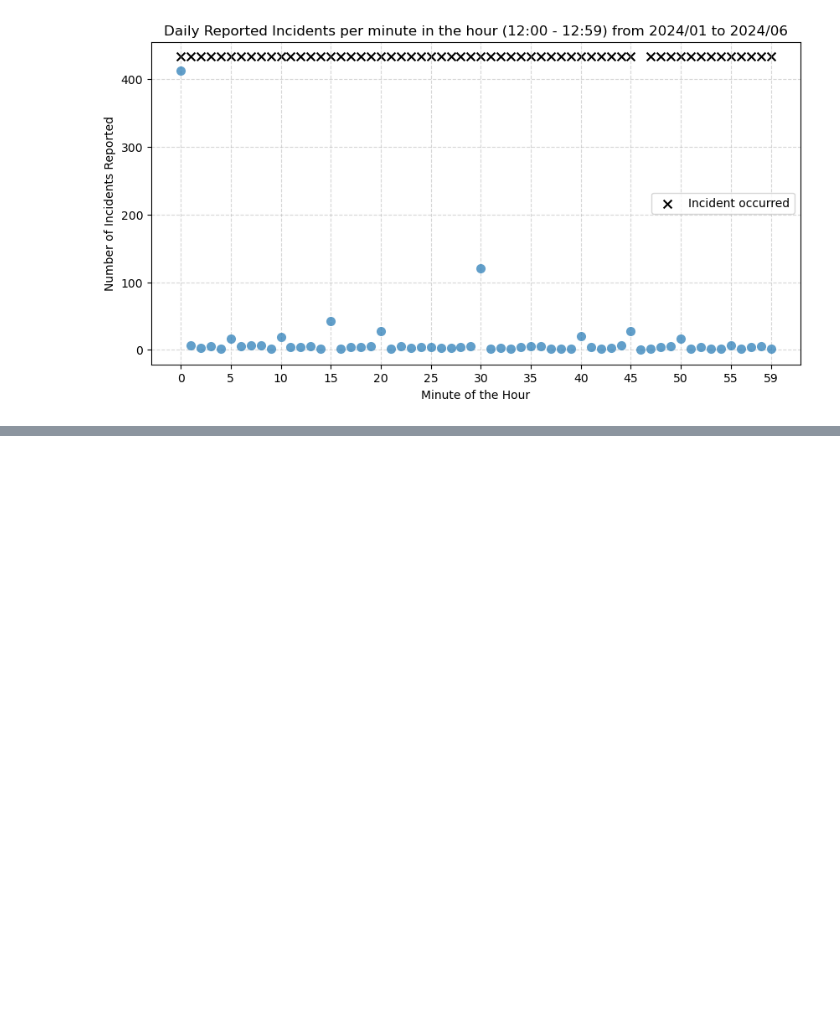
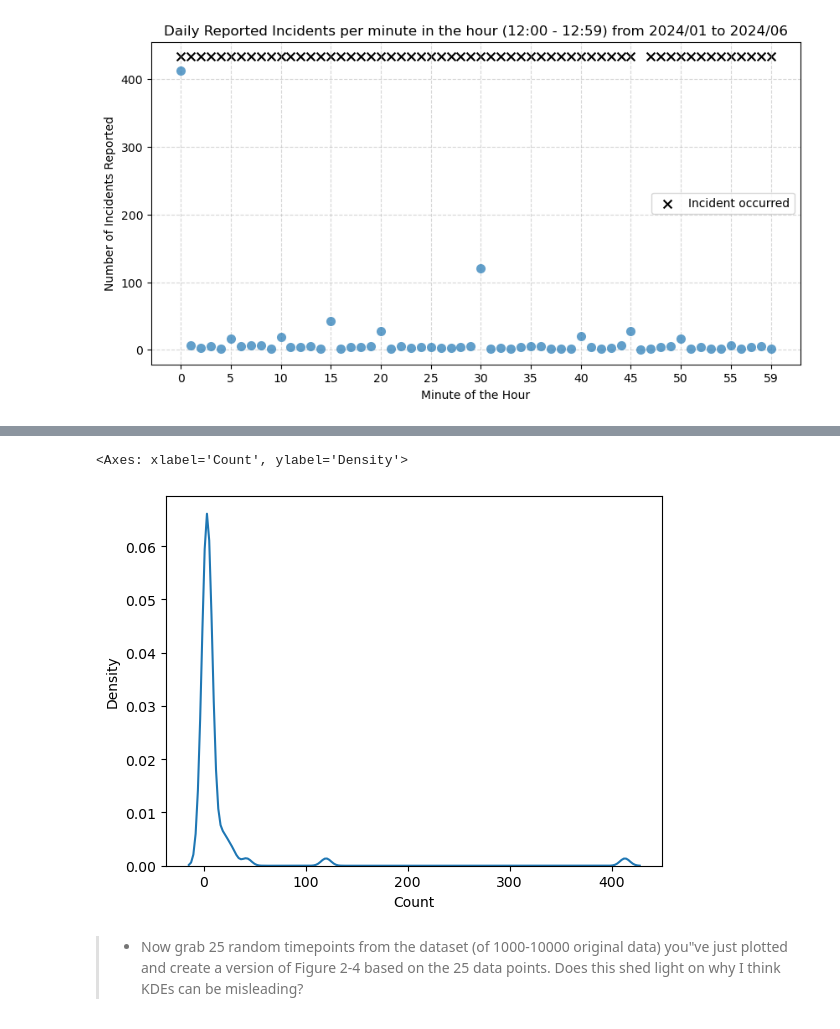
Before and after one commit to AleksandarLukic96/02806_Social_Data, a Jupyter notebook: notebooks/W3_Alek.ipynb, the cells around one changed output, grey strips where cells are left out. Drawn from its saved outputs; the diff is of its cells as text; code cells hidden in the pictures; blank space fills up the shorter version.

```diff
--- a/notebooks/W3_Alek.ipynb
+++ b/notebooks/W3_Alek.ipynb
@@ -233 +320,8 @@ plt.show()
+# %%
+sns.kdeplot(data=df_minute, x="Count", bw_adjust=.2)
+# %% [output]
+<Axes: xlabel='Count', ylabel='Density'>
+[figure, added]
+# %% [markdown]
+> * Now grab 25 random timepoints from the dataset (of 1000-10000 original data) you"ve just plotted and create a version of Figure 2-4 based on the 25 data points. Does this shed light on why I think KDEs can be misleading?
 # %% [markdown]
```
Also changed, not shown: parts of 22 cells of this notebook, 1 other file.
